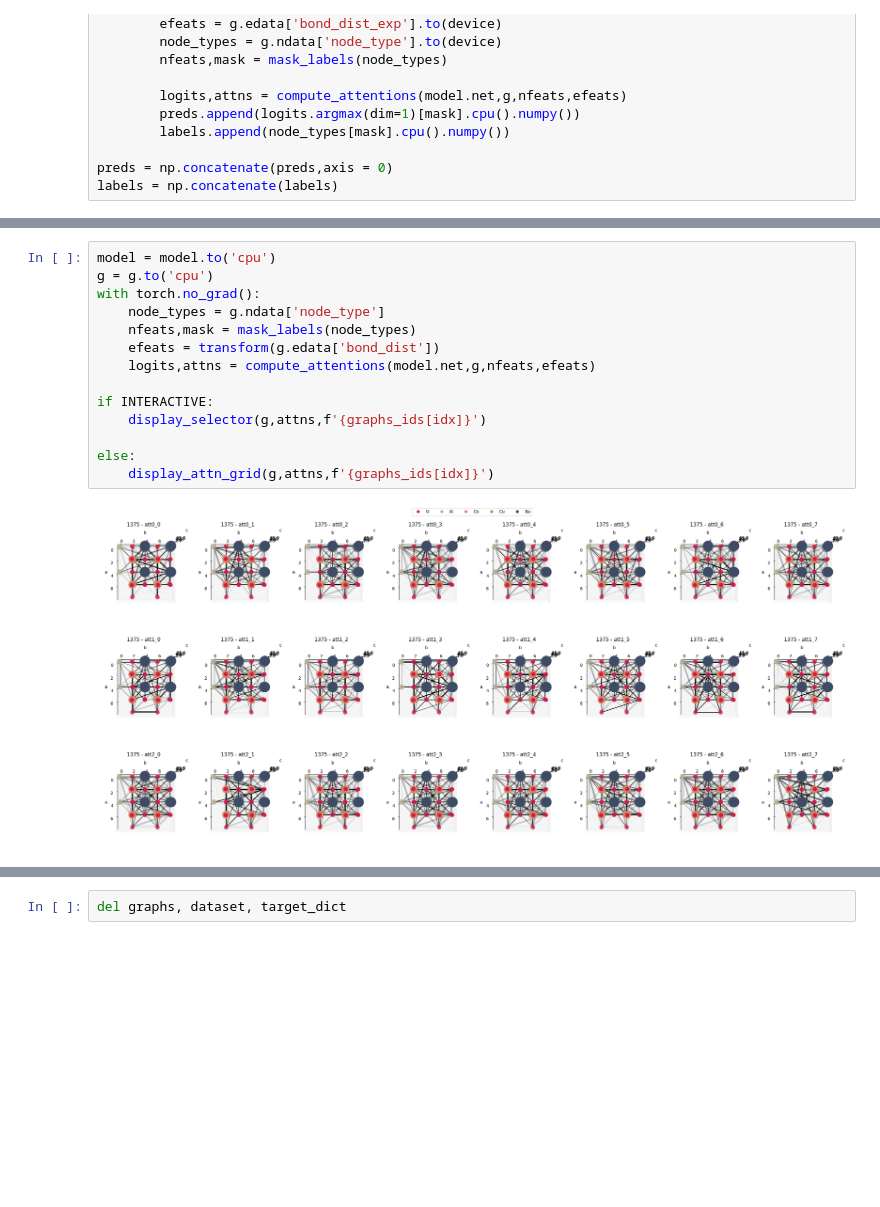
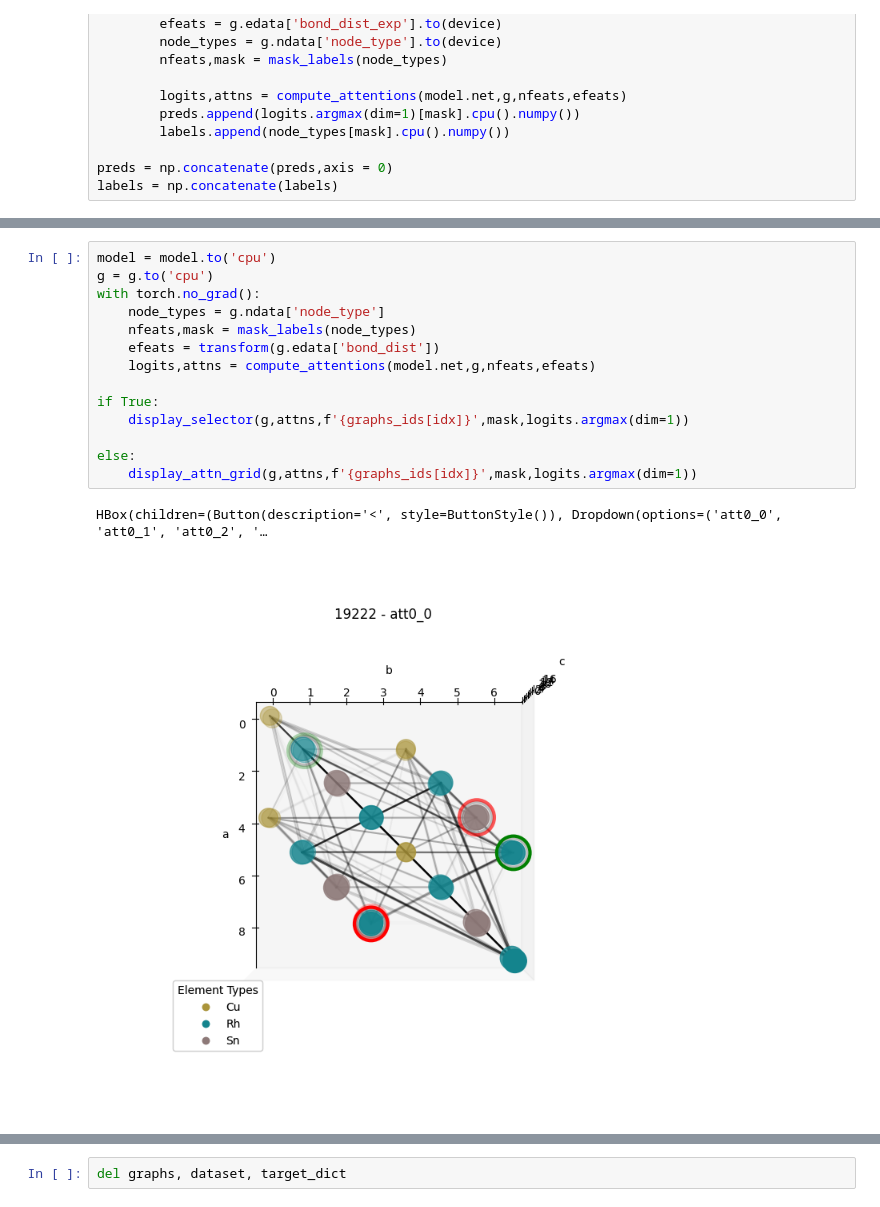
Before and after one commit to Curtaz/MaMoMo, a Jupyter notebook: node_prediction.ipynb, the cells around one changed output, grey strips where cells are left out. Cells and saved outputs as stored; diff of their text form; blank space fills up the shorter version.

```diff
--- a/node_prediction.ipynb
+++ b/node_prediction.ipynb
@@ -391,16 +405,17 @@ getView(g).show()
 # %%
 model = model.to('cpu')
 g = g.to('cpu')
 with torch.no_grad():
     node_types = g.ndata['node_type']
     nfeats,mask = mask_labels(node_types)
     efeats = transform(g.edata['bond_dist'])
     logits,attns = compute_attentions(model.net,g,nfeats,efeats)
 
-if INTERACTIVE:
-    display_selector(g,attns,f'{graphs_ids[idx]}')
+if True:
+    display_selector(g,attns,f'{graphs_ids[idx]}',mask,logits.argmax(dim=1))
 
 else:
-    display_attn_grid(g,attns,f'{graphs_ids[idx]}')
+    display_attn_grid(g,attns,f'{graphs_ids[idx]}',mask,logits.argmax(dim=1))
 # %% [output]
+HBox(children=(Button(description='<', style=ButtonStyle()), Dropdown(options=('att0_0', 'att0_1', 'att0_2', '…
-[figure, old version]
+[figure, new version]
```
Also changed, not shown: parts of 20 cells of this notebook, 4 other files.
